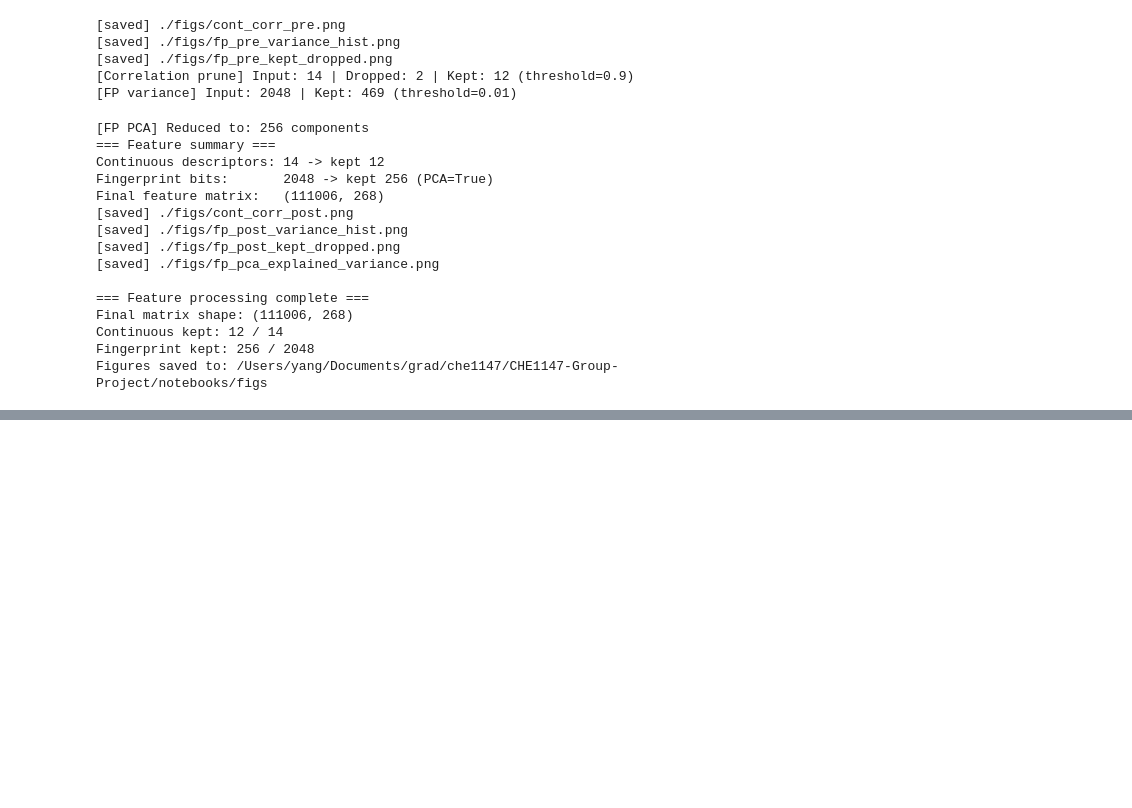
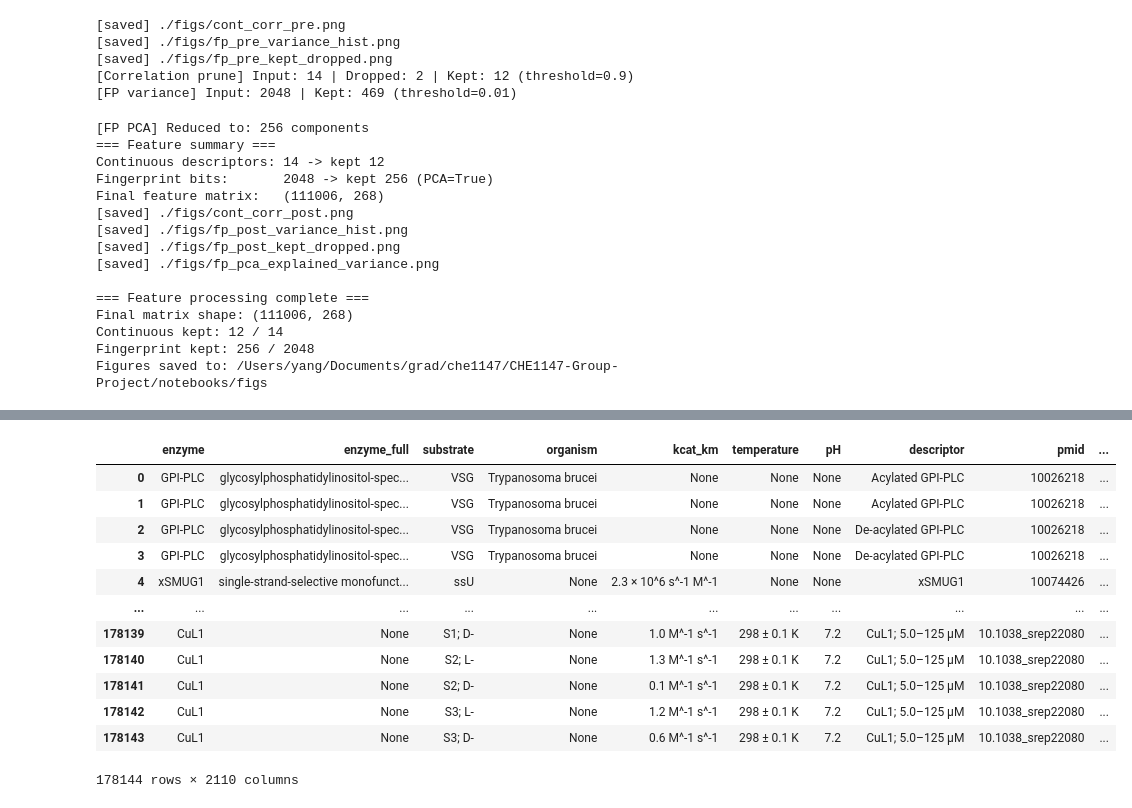
Before and after one commit to tinayang3024/CHE1147-Group-Project, a Jupyter notebook: notebooks/exploration.ipynb, the cells around one changed output, grey strips where cells are left out. Saved outputs shown, nothing was run; the diff lists cells and outputs as text; code cells hidden in the pictures; blank space fills up the shorter version.

Commit message:
base line modeling test

```diff
--- a/notebooks/exploration.ipynb
+++ b/notebooks/exploration.ipynb
@@ -1776,0 +2076,75 @@ Figures saved to: /Users/yang/Documents/grad/che1147/CHE1147-Group-Project/noteb
+# %%
+# ======================================================
+# 5) Feature pruning (corr on continuous; variance + PCA on fingerprints)
+# ======================================================
+def split_feature_blocks(df: pd.DataFrame):
+    num_cols = df.select_dtypes(include=[np.number]).columns.tolist()
+    num_cols = [c for c in num_cols if c not in TARGET_COLS]
+    fp_cols = [c for c in num_cols if c.startswith("fp_")]
+    cont_cols = [c for c in num_cols if c not in fp_cols]
+    return cont_cols, fp_cols
+
+def correlation_prune(df: pd.DataFrame, cols: list, thr: float):
+    if not cols: return []
+    corr = df[cols].corr().abs()
+    upper = corr.where(np.triu(np.ones(corr.shape), k=1).astype(bool))
+    to_drop = [c for c in upper.columns if any(upper[c] > thr)]
+    kept = [c for c in cols if c not in to_drop]
+    print(f"[Correlation prune] {len(cols)} → keep {len(kept)} (thr={thr})")
+    return kept
+
+def reduce_fps(df: pd.DataFrame, fp_cols: list, var_thr=0.01, use_pca=False, pca_n=256, rs=42):
+    if not fp_cols:
+        return np.empty((len(df), 0)), [], {"vt": None, "pca": None}
+    X = df[fp_cols].fillna(0).astype(np.float32).values
+    vt = VarianceThreshold(threshold=var_thr)
+    Xr = vt.fit_transform(X)
+    kept_mask = vt.get_support()
+    kept_cols = [c for c, keep in zip(fp_cols, kept_mask) if keep]
+    print(f"[FP variance] {len(fp_cols)} → keep {Xr.shape[1]} (thr={var_thr})")
+    pca_model, names = None, kept_cols
+    if use_pca and Xr.shape[1] > 0:
+        print(f"[FP PCA] applying PCA to reduce to {pca_n} components")
+        pca_model = PCA(n_components=min(pca_n, Xr.shape[1]), random_state=rs)
+        Xr = pca_model.fit_transform(Xr)
+        names = [f"fp_pca_{i}" for i in range(Xr.shape[1])]
+        print(f"[FP PCA] reduced to {Xr.shape[1]} comps")
+    return Xr, names, {"vt": vt, "pca": pca_model, "mask": kept_mask}
+
+def prepare_features(df_in: pd.DataFrame):
+    df = df_in.copy()
+    y = {t: df[t].values if t in df.columns else None for t in TARGET_COLS}
+    cont_cols, fp_cols = split_feature_blocks(df)
+    cont_keep = correlation_prune(df, cont_cols, CORR_THRESHOLD)
+
+    cont_imp = SimpleImputer(strategy="median")
+    cont_scaler = StandardScaler()
+    X_cont = cont_scaler.fit_transform(cont_imp.fit_transform(df[cont_keep])) if cont_keep else np.empty((len(df), 0))
+
+    X_fp, fp_names, fp_steps = reduce_fps(df, fp_cols, FP_VAR_THRESHOLD, USE_PCA_FOR_FP, FP_PCA_N_COMPONENTS, RANDOM_STATE)
+    X = np.hstack([X_cont, X_fp]) if X_fp.size else X_cont
+    meta = {
+        "cont_cols_in": cont_cols, "cont_cols_kept": cont_keep,
+        "fp_cols_in": fp_cols, "fp_cols_kept": fp_names,
+        "imputer": cont_imp, "scaler": cont_scaler,
+        "fp_var_selector": fp_steps["vt"], "fp_pca": fp_steps["pca"], "fp_mask": fp_steps.get("mask"),
+    }
+    print(f"[Final features] fp_pca: {meta['fp_pca'] is not None}")
+    print(f"[Final features] X shape: {X.shape}")
+    return X, y, meta
+
+enzy_data
+# %% [output]
+|  | enzyme | enzyme_full | substrate | organism | kcat_km | temperature | pH | descriptor | pmid | ... |
+| 0 | GPI-PLC | glycosylphosphatidylinositol-spec... | VSG | Trypanosoma brucei | None | None | None | Acylated GPI-PLC | 10026218 | ... |
+| 1 | GPI-PLC | glycosylphosphatidylinositol-spec... | VSG | Trypanosoma brucei | None | None | None | Acylated GPI-PLC | 10026218 | ... |
+| 2 | GPI-PLC | glycosylphosphatidylinositol-spec... | VSG | Trypanosoma brucei | None | None | None | De-acylated GPI-PLC | 10026218 | ... |
+| 3 | GPI-PLC | glycosylphosphatidylinositol-spec... | VSG | Trypanosoma brucei | None | None | None | De-acylated GPI-PLC | 10026218 | ... |
+| 4 | xSMUG1 | single-strand-selective monofunct... | ssU | None | 2.3 × 10^6 s^-1 M^-1 | None | None | xSMUG1 | 10074426 | ... |
+| ... | ... | ... | ... | ... | ... | ... | ... | ... | ... | ... |
+| 178139 | CuL1 | None | S1; D- | None | 1.0 M^-1 s^-1 | 298 ± 0.1 K | 7.2 | CuL1; 5.0–125 μM | 10.1038_srep22080 | ... |
+| 178140 | CuL1 | None | S2; L- | None | 1.3 M^-1 s^-1 | 298 ± 0.1 K | 7.2 | CuL1; 5.0–125 μM | 10.1038_srep22080 | ... |
+| 178141 | CuL1 | None | S2; D- | None | 0.1 M^-1 s^-1 | 298 ± 0.1 K | 7.2 | CuL1; 5.0–125 μM | 10.1038_srep22080 | ... |
+| 178142 | CuL1 | None | S3; L- | None | 1.2 M^-1 s^-1 | 298 ± 0.1 K | 7.2 | CuL1; 5.0–125 μM | 10.1038_srep22080 | ... |
+| 178143 | CuL1 | None | S3; D- | None | 0.6 M^-1 s^-1 | 298 ± 0.1 K | 7.2 | CuL1; 5.0–125 μM | 10.1038_srep22080 | ... |
+178144 rows × 2110 columns
```
Also changed, not shown: parts of 7 cells of this notebook.
